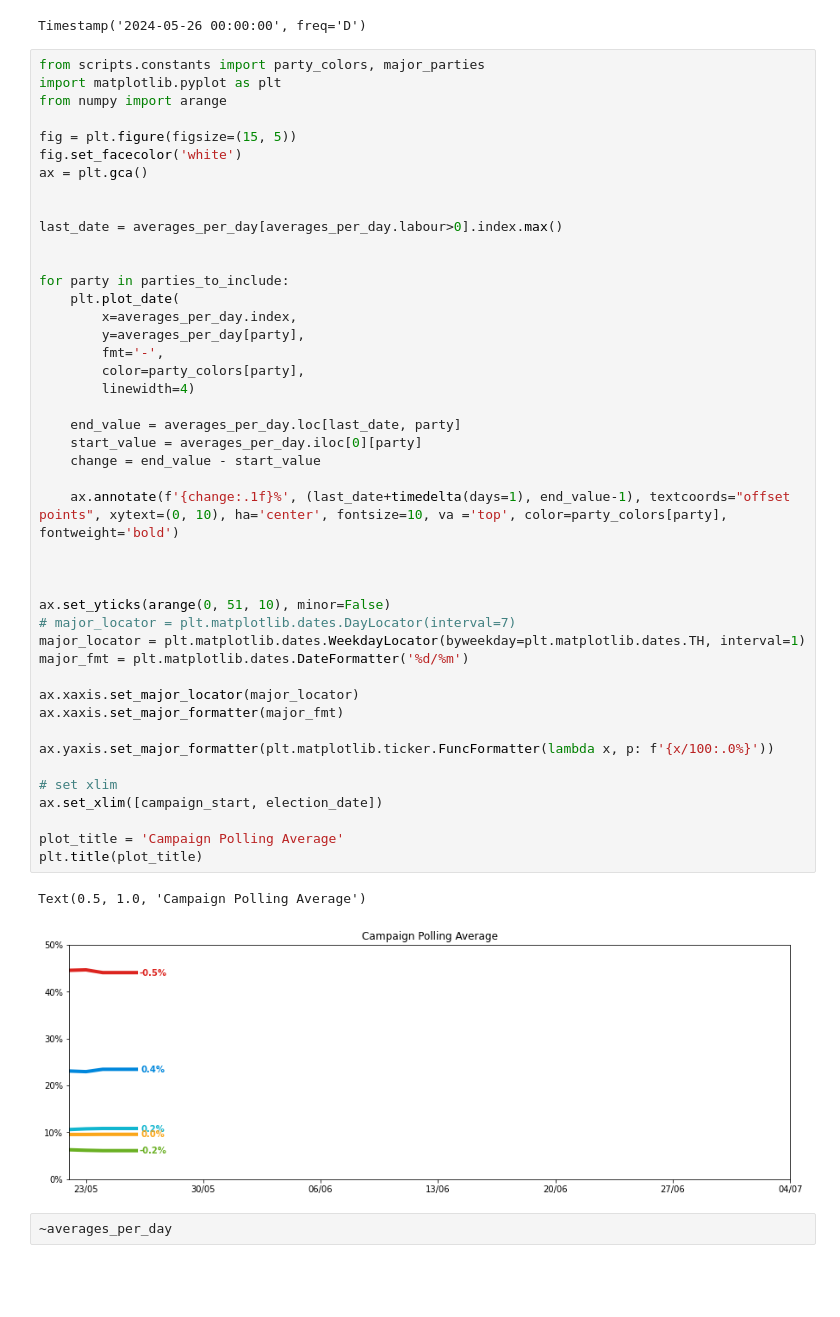
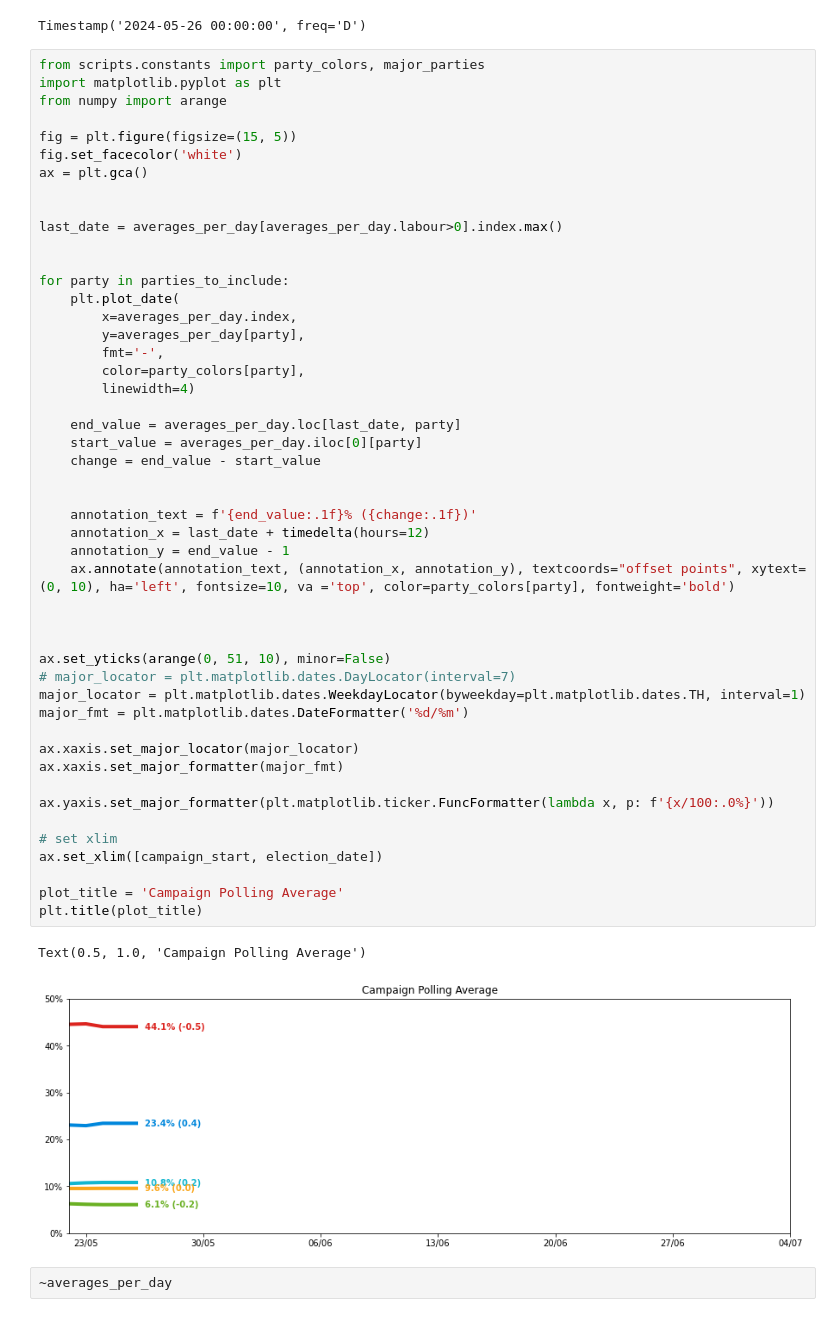
Before and after one commit to AndyLawton/uk_general_election_polls, a Jupyter notebook: main.ipynb, the cells around one changed output. Cells and saved outputs as stored; diff of their text form; blank space fills up the shorter version.

Commit message:
change text

```diff
--- a/main.ipynb
+++ b/main.ipynb
@@ -854,35 +854,39 @@ for party in parties_to_include:
         x=averages_per_day.index,
         y=averages_per_day[party],
         fmt='-',
         color=party_colors[party],
         linewidth=4)
 
     end_value = averages_per_day.loc[last_date, party]
     start_value = averages_per_day.iloc[0][party]
     change = end_value - start_value
 
-    ax.annotate(f'{change:.1f}%', (last_date+timedelta(days=1), end_value-1), textcoords="offset points", xytext=(0, 10), ha='center', fontsize=10, va ='top', color=party_colors[party], fontweight='bold')
+
+    annotation_text = f'{end_value:.1f}% ({change:.1f})'
+    annotation_x = last_date + timedelta(hours=12)
+    annotation_y = end_value - 1
+    ax.annotate(annotation_text, (annotation_x, annotation_y), textcoords="offset points", xytext=(0, 10), ha='left', fontsize=10, va ='top', color=party_colors[party], fontweight='bold')
 
 
 
 ax.set_yticks(arange(0, 51, 10), minor=False)
 # major_locator = plt.matplotlib.dates.DayLocator(interval=7)
 major_locator = plt.matplotlib.dates.WeekdayLocator(byweekday=plt.matplotlib.dates.TH, interval=1)
 major_fmt = plt.matplotlib.dates.DateFormatter('%d/%m')
 
 ax.xaxis.set_major_locator(major_locator)
 ax.xaxis.set_major_formatter(major_fmt)
 
 ax.yaxis.set_major_formatter(plt.matplotlib.ticker.FuncFormatter(lambda x, p: f'{x/100:.0%}'))
 
 # set xlim
 ax.set_xlim([campaign_start, election_date])
 
 plot_title = 'Campaign Polling Average'
 plt.title(plot_title)
 # %% [output]
 Text(0.5, 1.0, 'Campaign Polling Average')
-[figure, old version]
+[figure, new version]
 # %%
 ~averages_per_day
 # %% [output]
```
Also changed, not shown: 1 other file.
